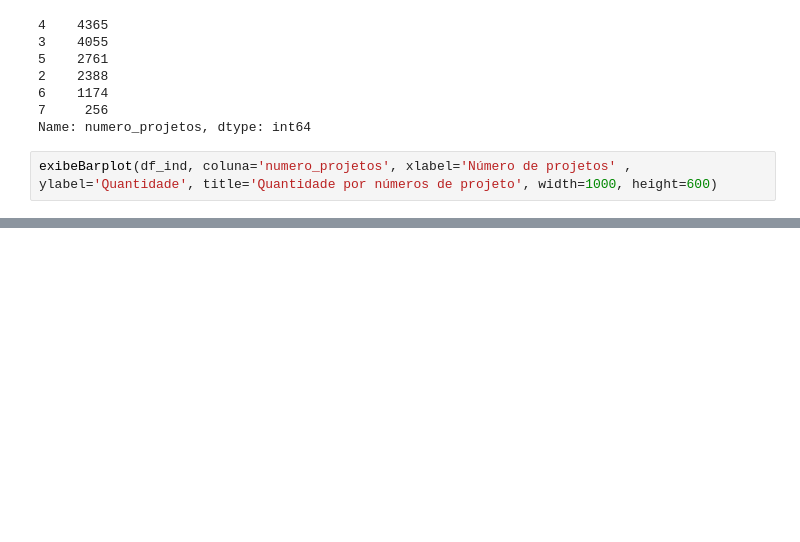
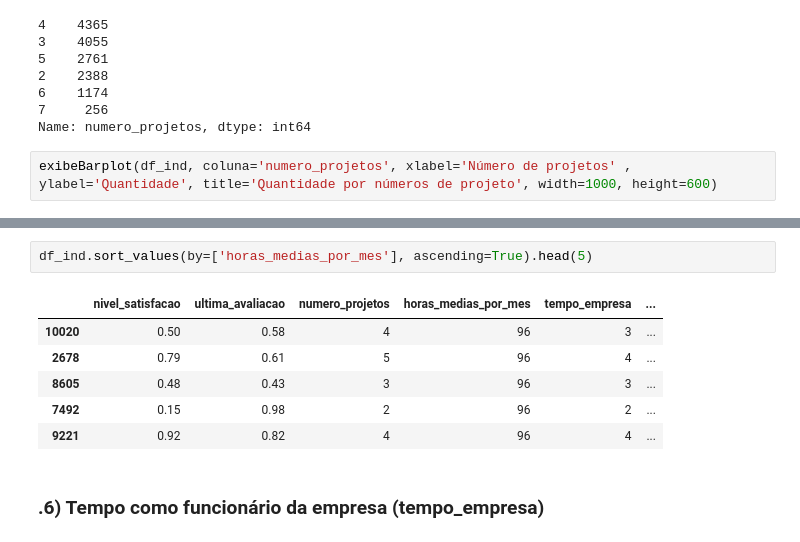
Before and after one commit to Krupique/challenges-kaggle, a Jupyter notebook: challenges/14_PeopleAnalytics/PeopleAnalytics.ipynb, the cells around one changed output, grey strips where cells are left out. Drawn from its saved outputs; the diff is of its cells as text; blank space fills up the shorter version.

```diff
--- a/challenges/14_PeopleAnalytics/PeopleAnalytics.ipynb
+++ b/challenges/14_PeopleAnalytics/PeopleAnalytics.ipynb
@@ -206,0 +237,11 @@ exibeBarplot(df_ind, coluna='numero_projetos', xlabel='Número de projetos' , yl
+# %%
+df_ind.sort_values(by=['horas_medias_por_mes'], ascending=True).head(5)
+# %% [output]
+|  | nivel_satisfacao | ultima_avaliacao | numero_projetos | horas_medias_por_mes | tempo_empresa | ... |
+| 10020 | 0.50 | 0.58 | 4 | 96 | 3 | ... |
+| 2678 | 0.79 | 0.61 | 5 | 96 | 4 | ... |
+| 8605 | 0.48 | 0.43 | 3 | 96 | 3 | ... |
+| 7492 | 0.15 | 0.98 | 2 | 96 | 2 | ... |
+| 9221 | 0.92 | 0.82 | 4 | 96 | 4 | ... |
+# %% [markdown]
+<h3>.6) Tempo como funcionário da empresa (tempo_empresa)</h3>
```
Also changed, not shown: parts of 21 cells of this notebook.
